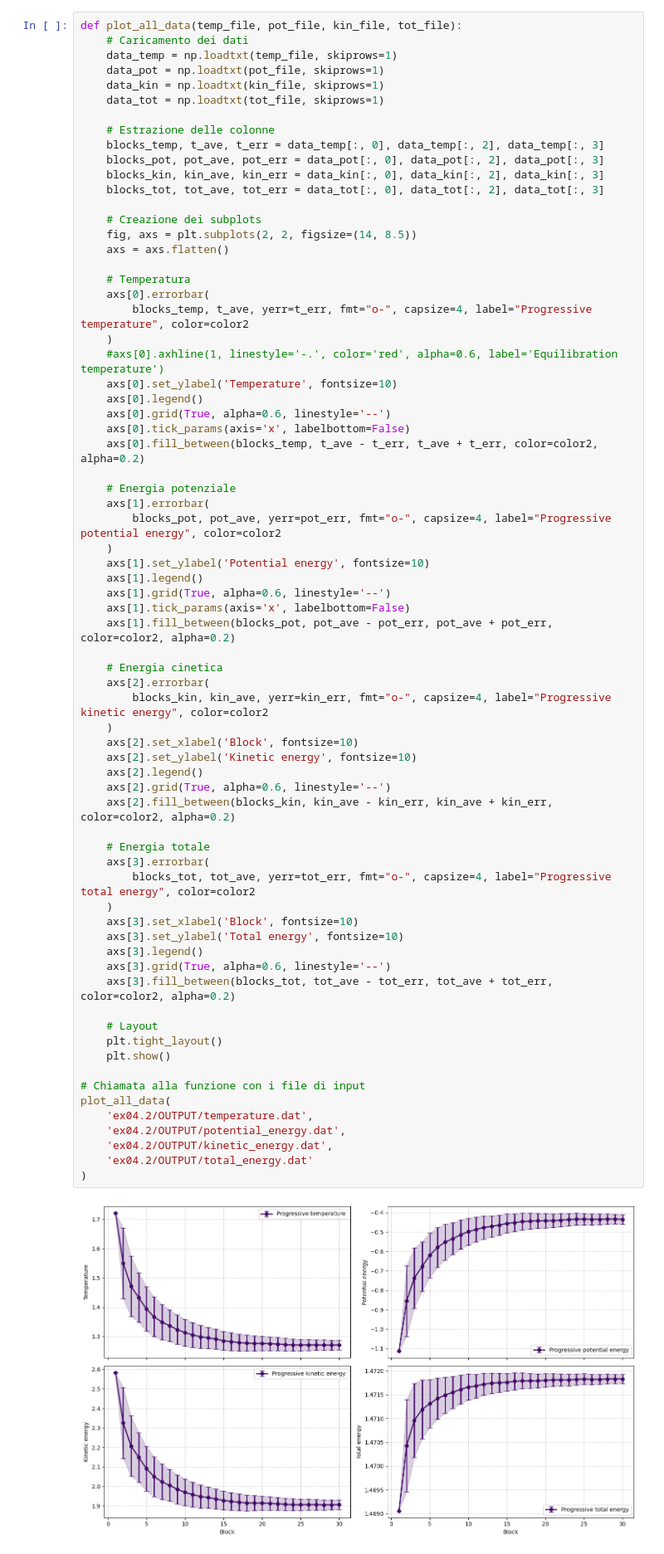
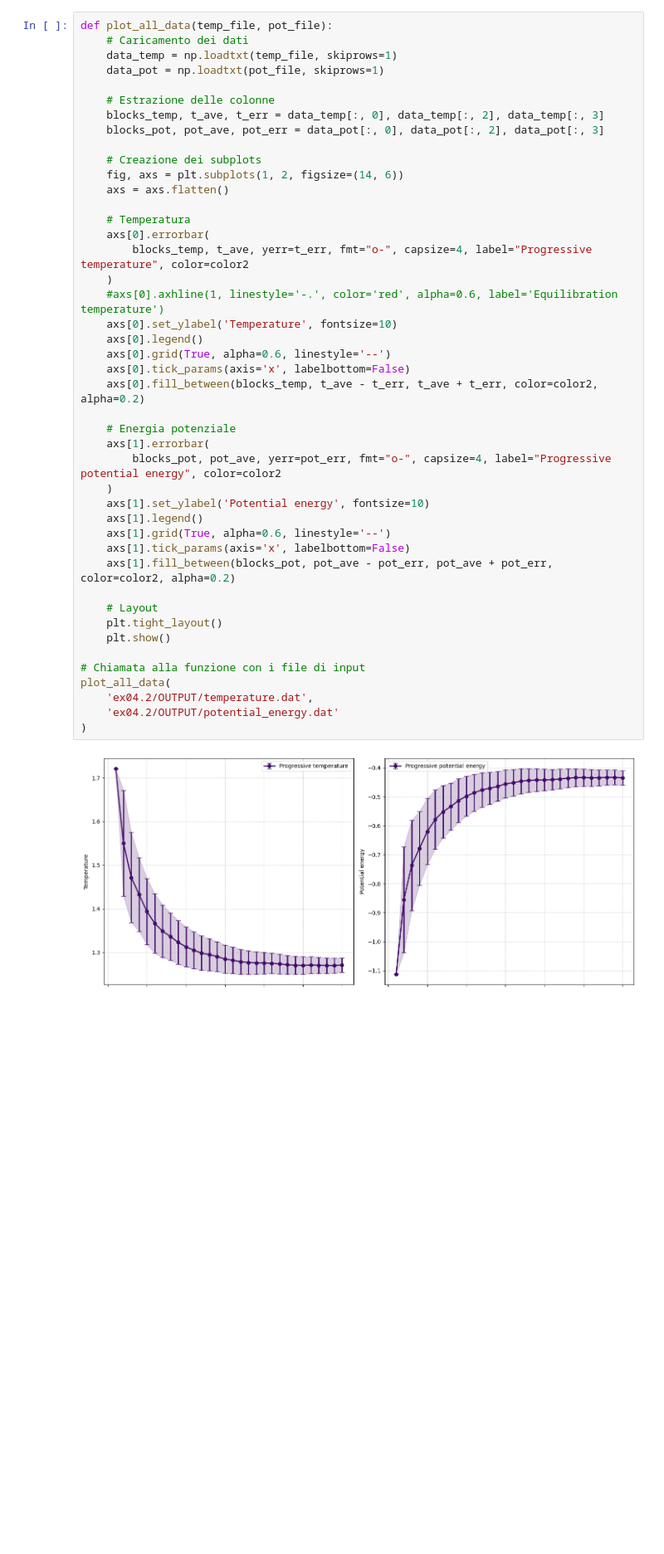
Before and after one commit to f-rada3/Numerical_Simulation_Laboratory, a Jupyter notebook: Lab/Lecture_04/LSN_Exercises_04.ipynb, the cells around one changed output. Shown at 83% size. Saved outputs shown, nothing was run; the diff lists cells and outputs as text; blank space fills up the shorter version.

```diff
--- a/Lab/Lecture_04/LSN_Exercises_04.ipynb
+++ b/Lab/Lecture_04/LSN_Exercises_04.ipynb
@@ -462,77 +462,51 @@ plt.show()
 # %% [output]
 [figure]
 # %%
-def plot_all_data(temp_file, pot_file, kin_file, tot_file):
+def plot_all_data(temp_file, pot_file):
     # Caricamento dei dati
     data_temp = np.loadtxt(temp_file, skiprows=1)
     data_pot = np.loadtxt(pot_file, skiprows=1)
-    data_kin = np.loadtxt(kin_file, skiprows=1)
-    data_tot = np.loadtxt(tot_file, skiprows=1)
 
     # Estrazione delle colonne
     blocks_temp, t_ave, t_err = data_temp[:, 0], data_temp[:, 2], data_temp[:, 3]
     blocks_pot, pot_ave, pot_err = data_pot[:, 0], data_pot[:, 2], data_pot[:, 3]
-    blocks_kin, kin_ave, kin_err = data_kin[:, 0], data_kin[:, 2], data_kin[:, 3]
-    blocks_tot, tot_ave, tot_err = data_tot[:, 0], data_tot[:, 2], data_tot[:, 3]
 
     # Creazione dei subplots
-    fig, axs = plt.subplots(2, 2, figsize=(14, 8.5))
+    fig, axs = plt.subplots(1, 2, figsize=(14, 6))
     axs = axs.flatten()
 
     # Temperatura
     axs[0].errorbar(
         blocks_temp, t_ave, yerr=t_err, fmt="o-", capsize=4, label="Progressive temperature", color=color2
     )
     #axs[0].axhline(1, linestyle='-.', color='red', alpha=0.6, label='Equilibration temperature')
     axs[0].set_ylabel('Temperature', fontsize=10)
     axs[0].legend()
     axs[0].grid(True, alpha=0.6, linestyle='--')
     axs[0].tick_params(axis='x', labelbottom=False)
     axs[0].fill_between(blocks_temp, t_ave - t_err, t_ave + t_err, color=color2, alpha=0.2)
 
     # Energia potenziale
     axs[1].errorbar(
         blocks_pot, pot_ave, yerr=pot_err, fmt="o-", capsize=4, label="Progressive potential energy", color=color2
     )
     axs[1].set_ylabel('Potential energy', fontsize=10)
     axs[1].legend()
     axs[1].grid(True, alpha=0.6, linestyle='--')
     axs[1].tick_params(axis='x', labelbottom=False)
     axs[1].fill_between(blocks_pot, pot_ave - pot_err, pot_ave + pot_err, color=color2, alpha=0.2)
 
-    # Energia cinetica
-    axs[2].errorbar(
-        blocks_kin, kin_ave, yerr=kin_err, fmt="o-", capsize=4, label="Progressive kinetic energy", color=color2
-    )
-    axs[2].set_xlabel('Block', fontsize=10)
-    axs[2].set_ylabel('Kinetic energy', fontsize=10)
-    axs[2].legend()
-    axs[2].grid(True, alpha=0.6, linestyle='--')
-    axs[2].fill_between(blocks_kin, kin_ave - kin_err, kin_ave + kin_err, color=color2, alpha=0.2)
-
-    # Energia totale
-    axs[3].errorbar(
-        blocks_tot, tot_ave, yerr=tot_err, fmt="o-", capsize=4, label="Progressive total energy", color=color2
-    )
-    axs[3].set_xlabel('Block', fontsize=10)
-    axs[3].set_ylabel('Total energy', fontsize=10)
-    axs[3].legend()
-    axs[3].grid(True, alpha=0.6, linestyle='--')
-    axs[3].fill_between(blocks_tot, tot_ave - tot_err, tot_ave + tot_err, color=color2, alpha=0.2)
-
     # Layout
     plt.tight_layout()
     plt.show()
 
 # Chiamata alla funzione con i file di input
 plot_all_data(
     'ex04.2/OUTPUT/temperature.dat',
-    'ex04.2/OUTPUT/potential_energy.dat',
-    'ex04.2/OUTPUT/kinetic_energy.dat',
-    'ex04.2/OUTPUT/total_energy.dat'
+    'ex04.2/OUTPUT/potential_energy.dat'
 )
 # %% [output]
-[figure, old version]
+[figure, new version]
 # %% [markdown]
 ___
 ### Exercise 04.3
```
